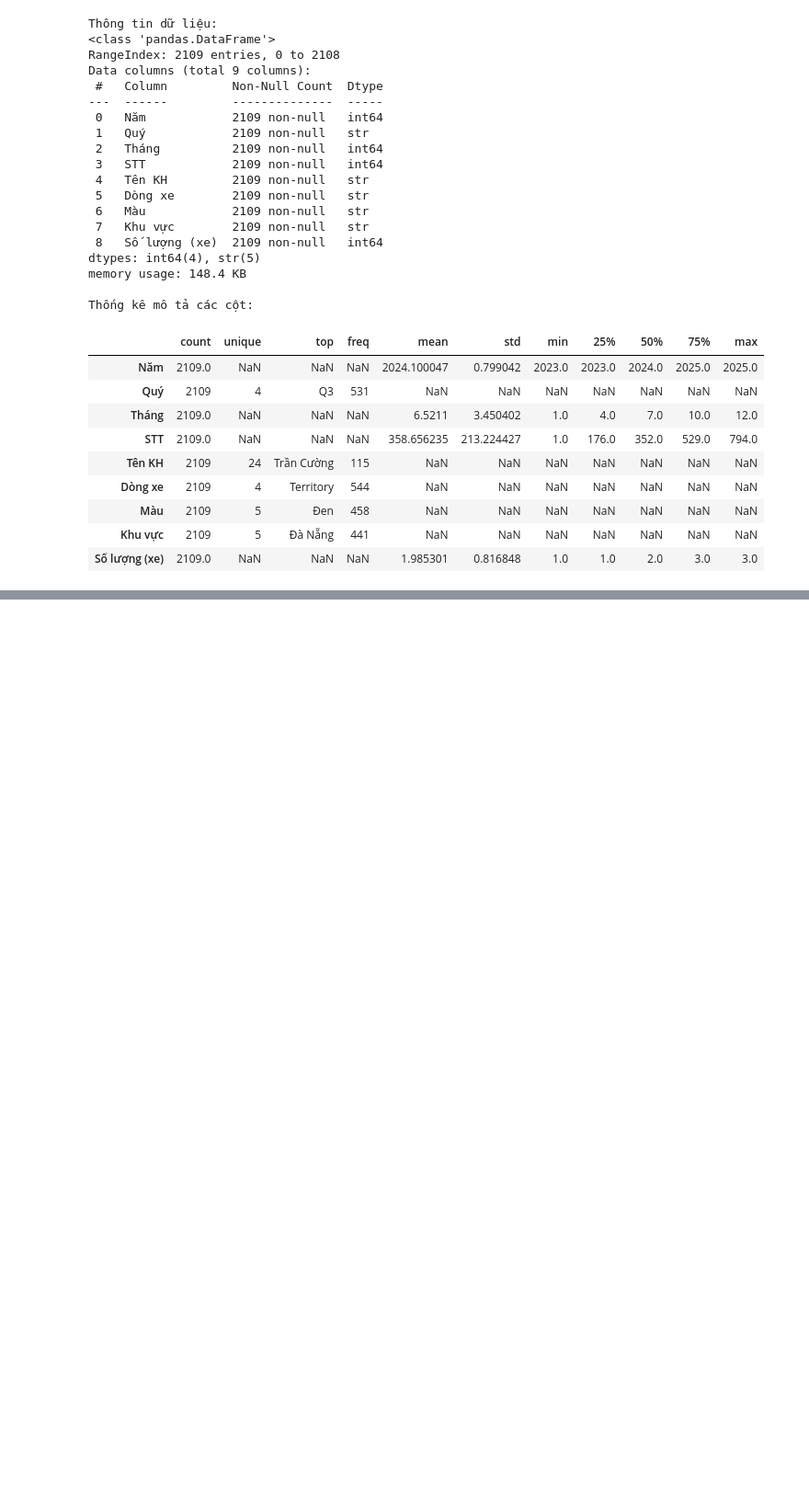
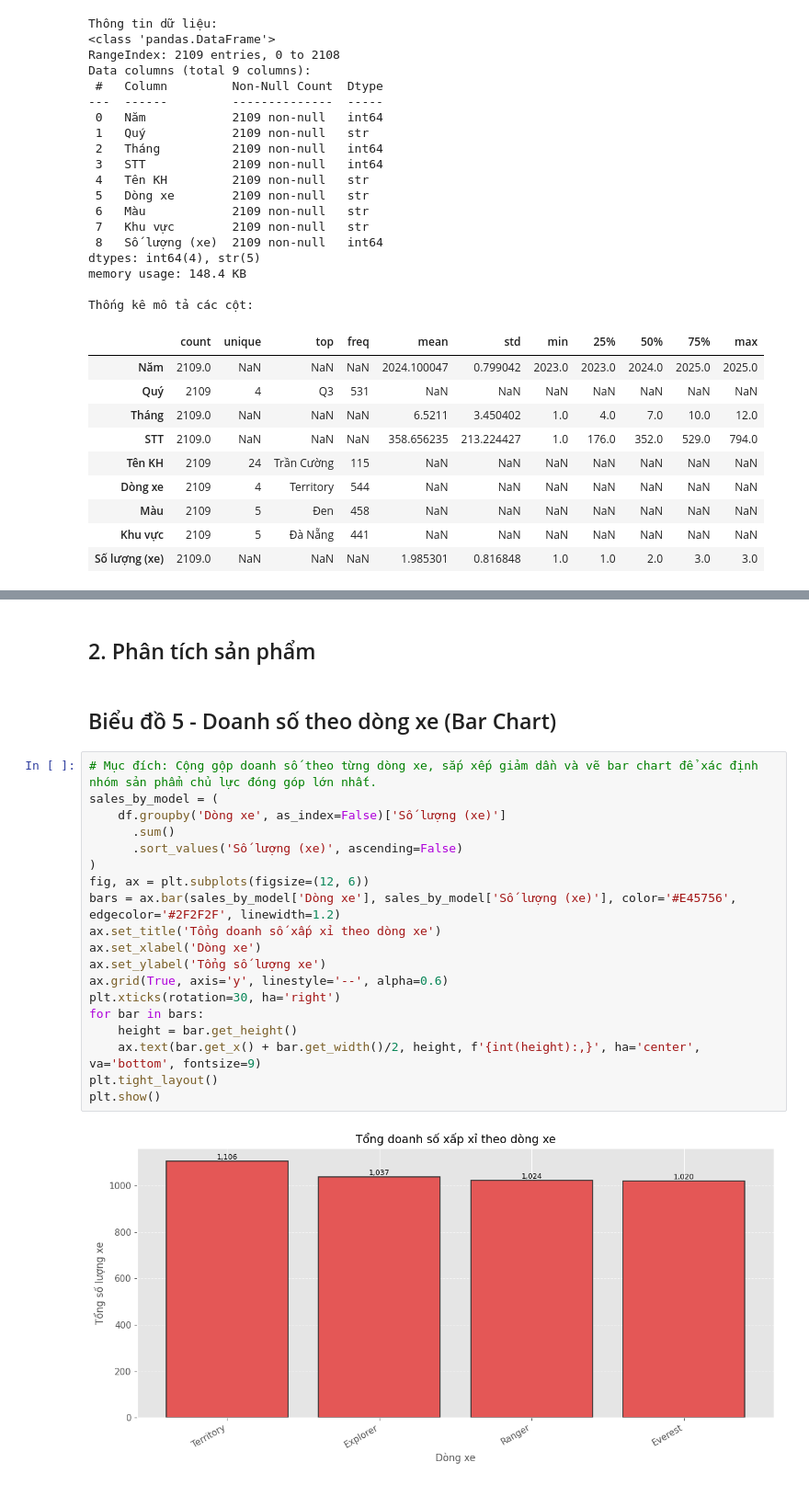
Before and after one commit to lemon-01/cd3, a Jupyter notebook: Ford_Sales_Analysis_2023_2025.ipynb, the cells around one changed output, grey strips where cells are left out. Shown at 92% size. Cells and saved outputs as stored; diff of their text form; blank space fills up the shorter version.

```diff
--- a/Ford_Sales_Analysis_2023_2025.ipynb
+++ b/Ford_Sales_Analysis_2023_2025.ipynb
@@ -340,0 +194,25 @@ Notebook được chia theo từng phần độc lập để dễ chạy từng
+# %% [markdown]
+## 2. Phân tích sản phẩm
+# %% [markdown]
+## Biểu đồ 5 - Doanh số theo dòng xe (Bar Chart)
+# %%
+# Mục đích: Cộng gộp doanh số theo từng dòng xe, sắp xếp giảm dần và vẽ bar chart để xác định nhóm sản phẩm chủ lực đóng góp lớn nhất.
+sales_by_model = (
+    df.groupby('Dòng xe', as_index=False)['Số lượng (xe)']
+      .sum()
+      .sort_values('Số lượng (xe)', ascending=False)
+)
+fig, ax = plt.subplots(figsize=(12, 6))
+bars = ax.bar(sales_by_model['Dòng xe'], sales_by_model['Số lượng (xe)'], color='#E45756', edgecolor='#2F2F2F', linewidth=1.2)
+ax.set_title('Tổng doanh số xấp xỉ theo dòng xe')
+ax.set_xlabel('Dòng xe')
+ax.set_ylabel('Tổng số lượng xe')
+ax.grid(True, axis='y', linestyle='--', alpha=0.6)
+plt.xticks(rotation=30, ha='right')
+for bar in bars:
+    height = bar.get_height()
+    ax.text(bar.get_x() + bar.get_width()/2, height, f'{int(height):,}', ha='center', va='bottom', fontsize=9)
+plt.tight_layout()
+plt.show()
+# %% [output]
+[figure, added]
```
Also changed, not shown: parts of 57 cells of this notebook, 1 other file.
